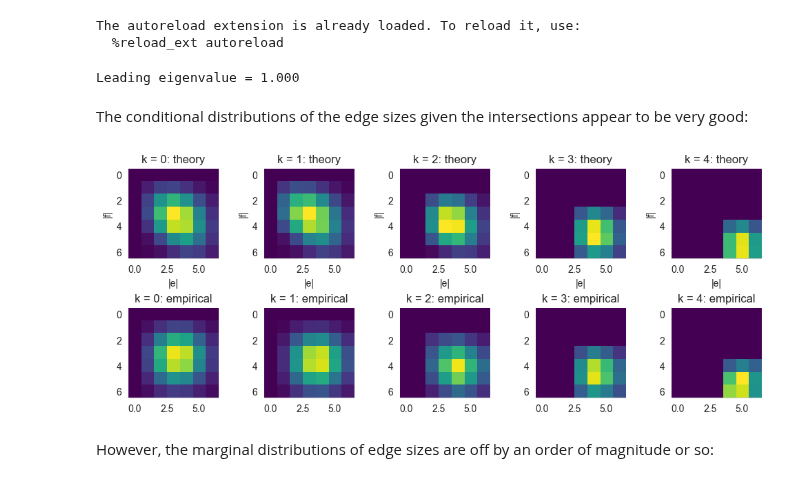
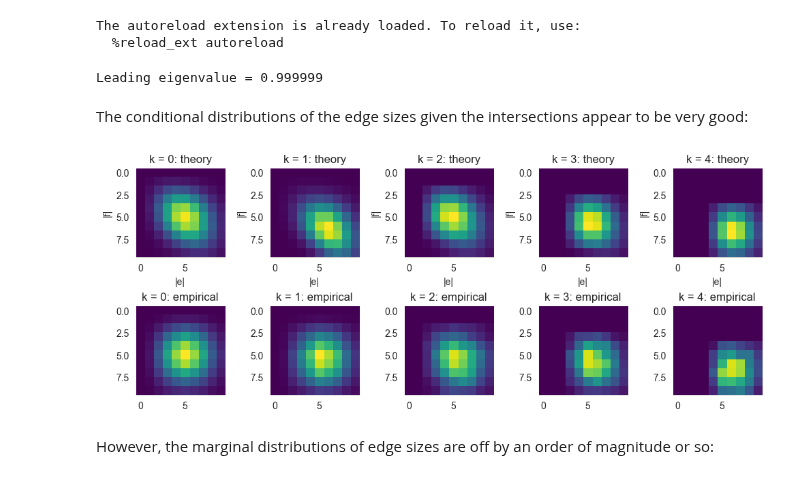
Before and after one commit to hexie1995/HyperGraph, a Jupyter notebook: code/analytic-intersections-troubleshoot-2.ipynb, the cells around one changed output. Cells and saved outputs as stored; diff of their text form; code cells hidden in the pictures.

```diff
--- a/code/analytic-intersections-troubleshoot-2.ipynb
+++ b/code/analytic-intersections-troubleshoot-2.ipynb
@@ -70,7 +70,7 @@ def approximation(k_max, pars):
 
     return M, T
 # %%
-k_max = 10
+k_max = 15
 pars = {
     "eta"   : 0.4,
     "beta"  : np.zeros(k_max),
@@ -78,7 +78,7 @@ pars = {
 }
 
 pars["beta"][0:3] = 1/3
-pars["gamma"][0:2] = 1/2
+pars["gamma"][0:4] = 1/4
 
 eta, beta, gamma = pars["eta"], pars["beta"], pars["gamma"]
 # %%
@@ -92,43 +92,52 @@ for cc in range(timesteps):
 # %%
 r, R = intersection_profile(H)
 # %%
+# pars = {
+#     "eta"   : 0.4,
+#     "beta"  : np.zeros(k_max),
+#     "gamma" : np.zeros(k_max)
+# }
+
+# pars["beta"][0:2] = 1/2
+# pars["gamma"][0:3] = 1/3
+
 M, T = approximation(k_max, pars)
 T_empirical = np.array([[[r[(i, j, k)] for k in range(k_max)] for j in range(k_max)] for i in range(k_max)])
 # %% [output]
-Leading eigenvalue = 1.000
+Leading eigenvalue = 0.999999
 # %% [markdown]
 The conditional distributions of the edge sizes given the intersections appear to be very good:
 # %%
 # slices of T line up pretty well with the empirical values, but the scales are off...
 
 panels = 5
-show_up_to = 7
+show_up_to = 10
 
 fig, ax = plt.subplots(2, panels, figsize = (2*panels, 4))
 
 
 # so the conditional distributions of i and j given the intersection size k look really good.
 # there is something around magnitude of each size that is off, though.
 # could this be related to handling the r_i terms in some way when computing with this matrix?
 
 for k in range(panels):
 
     to_plot = T[:,:,k] / T[:,:,k].sum()
     to_plot_1 = T_empirical[:,:,k] / T_empirical[:,:,k].sum()
 
     vmax = max(to_plot.max(), to_plot_1.max())
 
     ax[ 0, k].imshow(to_plot[0:show_up_to, 0:show_up_to], cmap = "viridis", zorder = 10, vmax = vmax, interpolation = "none")
     ax[ 0, k].set(title = f"k = {k}: theory")
     ax[0, k].set(xlabel = "|e|", ylabel = "|f|")
 
     ax[ 1, k].imshow(to_plot_1[0:show_up_to, 0:show_up_to], cmap = "viridis", zorder = 10, vmax = vmax, interpolation = "none")
     ax[ 1, k].set(title = f"k = {k}: empirical")
     ax[0, k].set(xlabel = "|e|", ylabel = "|f|")
 
 plt.tight_layout()
 # %% [output]
-[figure, old version]
+[figure, new version]
 # %% [markdown]
 However, the marginal distributions of edge sizes are off by an order of magnitude or so:
 # %%
```
Also changed, not shown: parts of 9 cells of this notebook, 4 other files.
